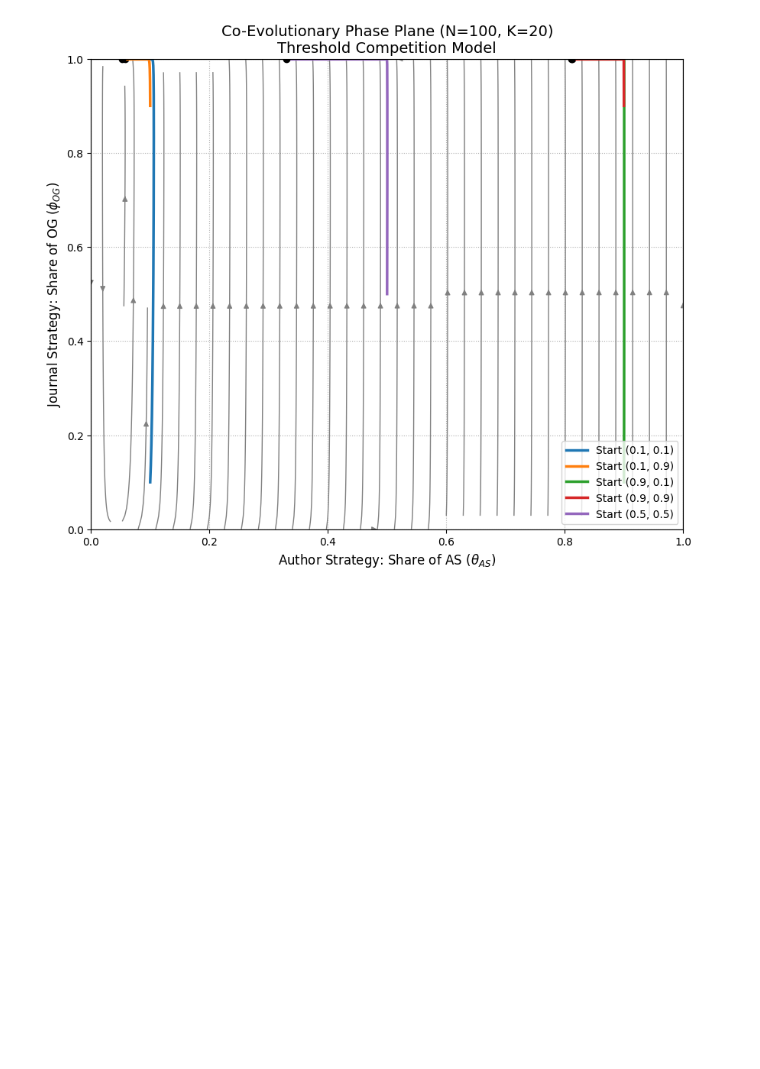
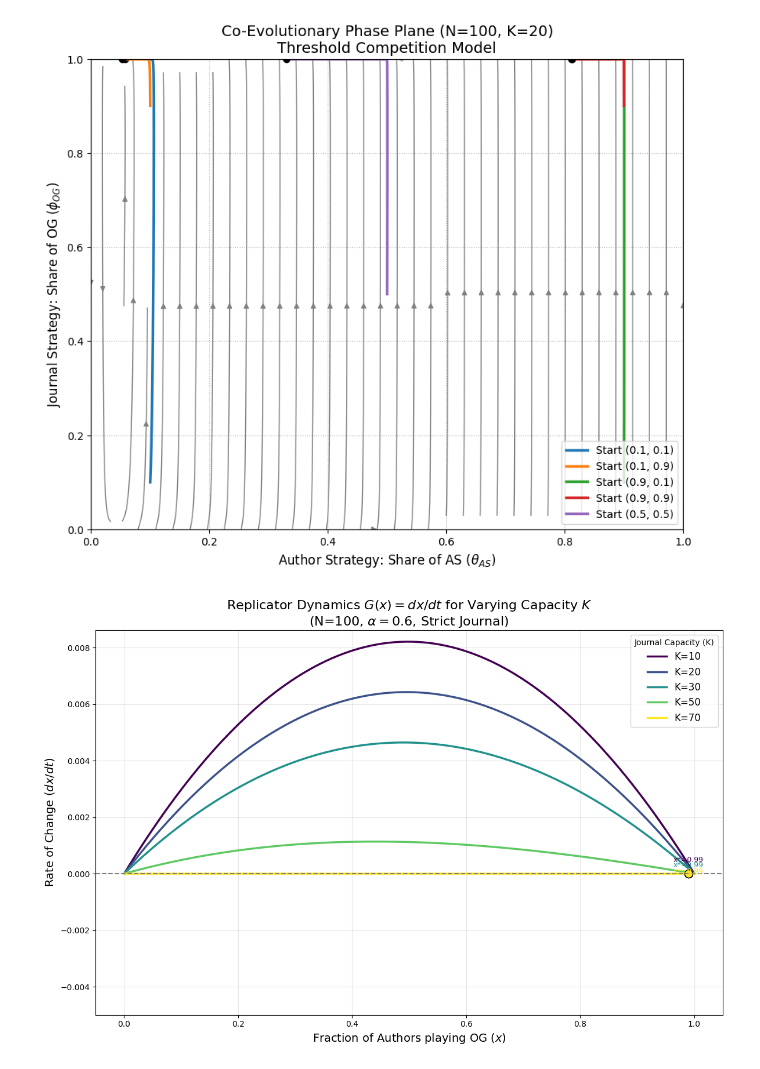
Before and after one commit to brightfangmomo-max/Journal-Author-Game-Theory-, a Jupyter notebook: scr/model_with_competition.ipynb, the cells around one changed output. Cells and saved outputs as stored; diff of their text form; code cells hidden in the pictures; blank space fills up the shorter version.

```diff
--- a/scr/model_with_competition.ipynb
+++ b/scr/model_with_competition.ipynb
@@ -405,3 +405,90 @@ plt.legend()
 plt.show()
 # %% [output]
 [figure]
+# %%
+import numpy as np
+import matplotlib.pyplot as plt
+from scipy.stats import binom
+
+class ThresholdGame:
+    def __init__(self, N=100, K=20, r=1.0, c=0.1, B=1.0, D=3.0,
+                 alpha=0.6, epsilon=0.1, lam=0.1):
+        self.N = int(N)
+        self.K = int(K)
+        self.r = r
+        self.c = c
+        self.alpha = alpha
+        self.epsilon = epsilon
+        self.lam = lam
+
+    def get_payoffs_for_authors(self, x_OG, phi_OG=1.0):
+        theta_AS = 1.0 - x_OG
+
+        N_others = self.N - 1
+
+        p_pass_OG = self.alpha * (1 - self.epsilon)
+        p_pass_AS = self.alpha * (1 - self.epsilon) + (1 - self.alpha) * self.lam
+
+        n_as = int(np.round(N_others * theta_AS))
+        n_og = N_others - n_as
+
+        pmf_og = binom.pmf(np.arange(n_og + 1), n_og, p_pass_OG) if n_og > 0 else np.array([1.0])
+        pmf_as = binom.pmf(np.arange(n_as + 1), n_as, p_pass_AS) if n_as > 0 else np.array([1.0])
+        pmf_m = np.convolve(pmf_og, pmf_as)
+
+        m_vals = np.arange(len(pmf_m))
+        gamma_vals = np.minimum(1.0, self.K / (1.0 + m_vals))
+        E_gamma = np.sum(pmf_m * gamma_vals)
+
+        pi_OG = self.alpha * ((1 - self.epsilon) * E_gamma * self.r - self.c)
+
+        p_pass_AS_total = self.alpha * (1 - self.epsilon) + (1 - self.alpha) * self.lam
+        pi_AS = p_pass_AS_total * E_gamma * self.r - self.c
+
+        return pi_OG, pi_AS
+
+N_val = 100
+alpha_val = 0.6
+K_list = [10, 20, 30, 50, 70]
+x_values = np.linspace(0, 1, 100)
+
+plt.figure(figsize=(12, 8))
+
+colors = plt.cm.viridis(np.linspace(0, 1, len(K_list)))
+
+for i, K_val in enumerate(K_list):
+    game = ThresholdGame(N=N_val, K=K_val, alpha=alpha_val, D=3.0)
+    Gx_values = []
+
+    for x in x_values:
+        pi_OG, pi_AS = game.get_payoffs_for_authors(x_OG=x, phi_OG=1.0)
+
+        gx = x * (1 - x) * (pi_OG - pi_AS)
+        Gx_values.append(gx)
+
+    plt.plot(x_values, Gx_values, linewidth=2.5, label=f'K={K_val}', color=colors[i])
+
+    signs = np.sign(Gx_values)
+    sign_diff = np.diff(signs)
+    cross_indices = np.where(sign_diff < 0)[0]
+
+    for idx in cross_indices:
+        eq_x = x_values[idx]
+        plt.plot(eq_x, 0, 'o', markersize=10, markeredgecolor='black', color=colors[i])
+
+        if i == 0 or i == len(K_list)-1 or i == 2:
+             plt.text(eq_x, max(Gx_values)*0.05, f'x*={eq_x:.2f}', fontsize=9, ha='center', color=colors[i])
+
+plt.axhline(0, color='gray', linestyle='--', linewidth=1.5)
+plt.title(f"Replicator Dynamics $G(x) = dx/dt$ for Varying Capacity $K$\n(N={N_val}, $\\alpha={alpha_val}$, Strict Journal)", fontsize=16)
+plt.xlabel(r"Fraction of Authors playing OG ($x$)", fontsize=14)
+plt.ylabel(r"Rate of Change ($dx/dt$)", fontsize=14)
+plt.legend(title="Journal Capacity (K)", fontsize=12)
+plt.grid(True, alpha=0.3)
+
+plt.ylim(bottom=min(min(Gx_values), -0.005))
+
+plt.tight_layout()
+plt.show()
+# %% [output]
+[figure, added]
```
Also changed, not shown: parts of 4 cells of this notebook, 1 other file.
